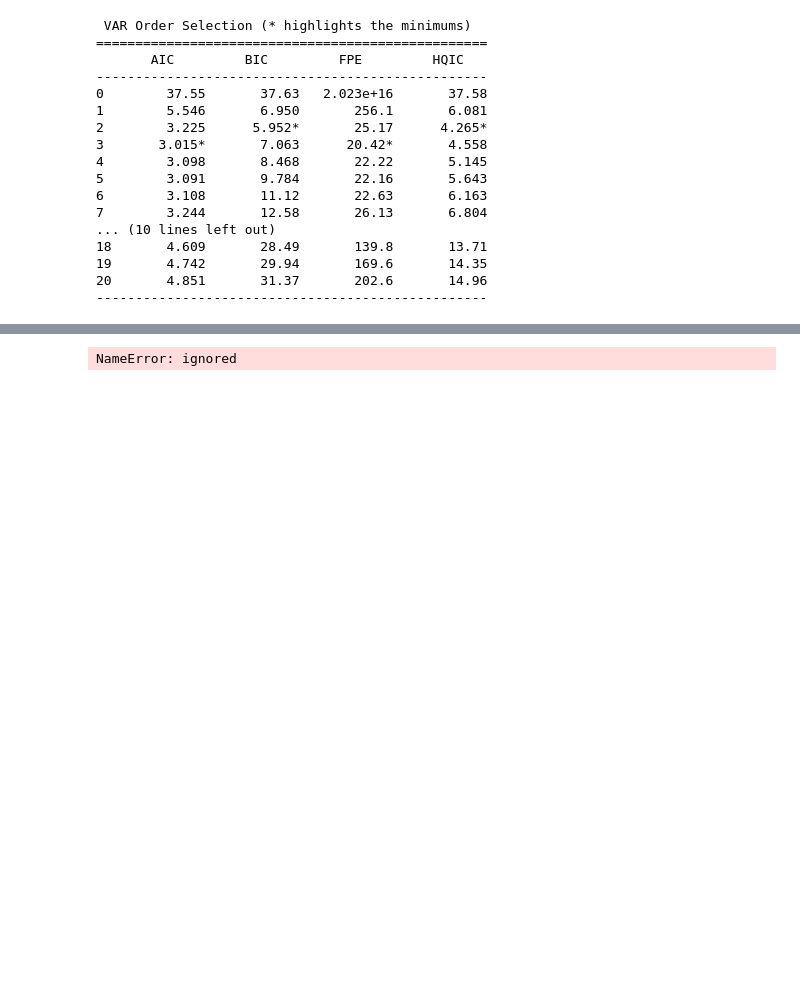
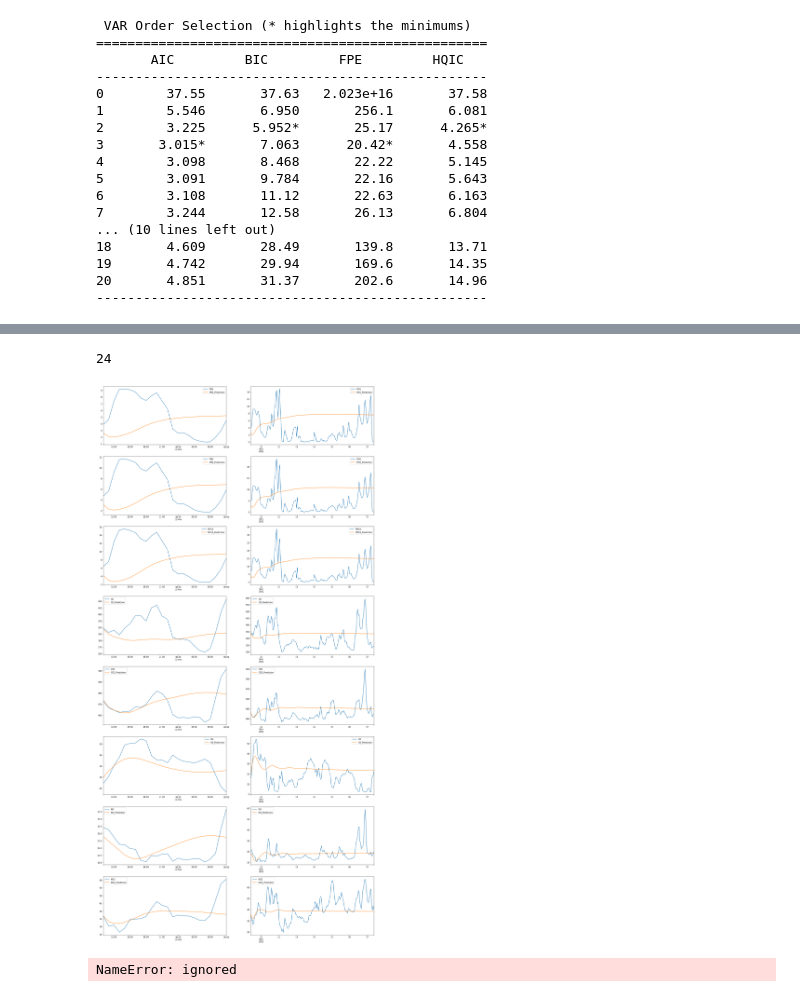
Before and after one commit to markuskunej/air-pollution-thesis, a Jupyter notebook: VARIMA.ipynb, the cells around one changed output, grey strips where cells are left out. Saved outputs shown, nothing was run; the diff lists cells and outputs as text; code cells hidden in the pictures; blank space fills up the shorter version.

```diff
--- a/VARIMA.ipynb
+++ b/VARIMA.ipynb
@@ -411,3 +521,0 @@ valid_vs_pred_df = pd.concat([valid_df.iloc[:n_forecast], predictions], axis=1)
-# %%
-for column in valid_df.columns:
-  valid_vs_pred_df.plot(y=[column, column + "_Prediction"],figsize=(12,5))
@@ -427,0 +522,14 @@ for column in valid_df.columns:
+# %%
+min_interval = 60 #change depending on data interval
+n_day_forecast = int(1440 / min_interval)
+print(n_day_forecast)
+n_week_forecast = int(1440*7/min_interval)
+predict_day = fitted_model.get_prediction(start=len(train_df), end=len(train_df) + n_day_forecast - 1)
+predict_week = fitted_model.get_prediction(start=len(train_df), end=len(train_df) + n_week_forecast - 1)
+#predict_day = fitted_model.get_prediction(start=len(train_df), end=len(train_df) + n_day_forecast - 1)
+#predict_day = fitted_model.get_prediction(start=len(train_df), end=len(train_df) + n_day_forecast - 1)
+
+predictions_day=predict_day.predicted_mean.add_suffix('_Prediction')
+predictions_week=predict_week.predicted_mean.add_suffix('_Prediction')
+# %% [output]
+24
@@ -428,3 +595,21 @@ for column in valid_df.columns:
+# %%
+valid_vs_pred_day_df = pd.concat([valid_df.iloc[:n_day_forecast], predictions_day], axis=1)
+valid_vs_pred_week_df = pd.concat([valid_df.iloc[:n_week_forecast], predictions_week], axis=1)
+# %%
+import matplotlib.pyplot as plt
+RUN_ID = 1
+
+pred_columns = ["PM1", "PM2", "PM10", "CO", "CO2", "O3", "NO", "NO2"]
+fig, axes = plt.subplots(len(pred_columns), 2, figsize=(24, 50))
+i = 0
+for column in pred_columns:
+  valid_vs_pred_day_df.plot(y=[column, column + "_Prediction"], ax=axes[i,0])
+  valid_vs_pred_week_df.plot(y=[column, column + "_Prediction"],ax=axes[i,1])
+  i = i + 1
+
+plt.savefig('/content/drive/MyDrive/Air_Pollution_Prediction_Figures/{}_run.png'.format(RUN_ID))
+# %% [output]
+[figure, added]
 # %%
 AR_Term_value_VAR = best_values_VAR['AR_Term'].iloc[0]
 
```
Also changed, not shown: parts of 15 cells of this notebook.
